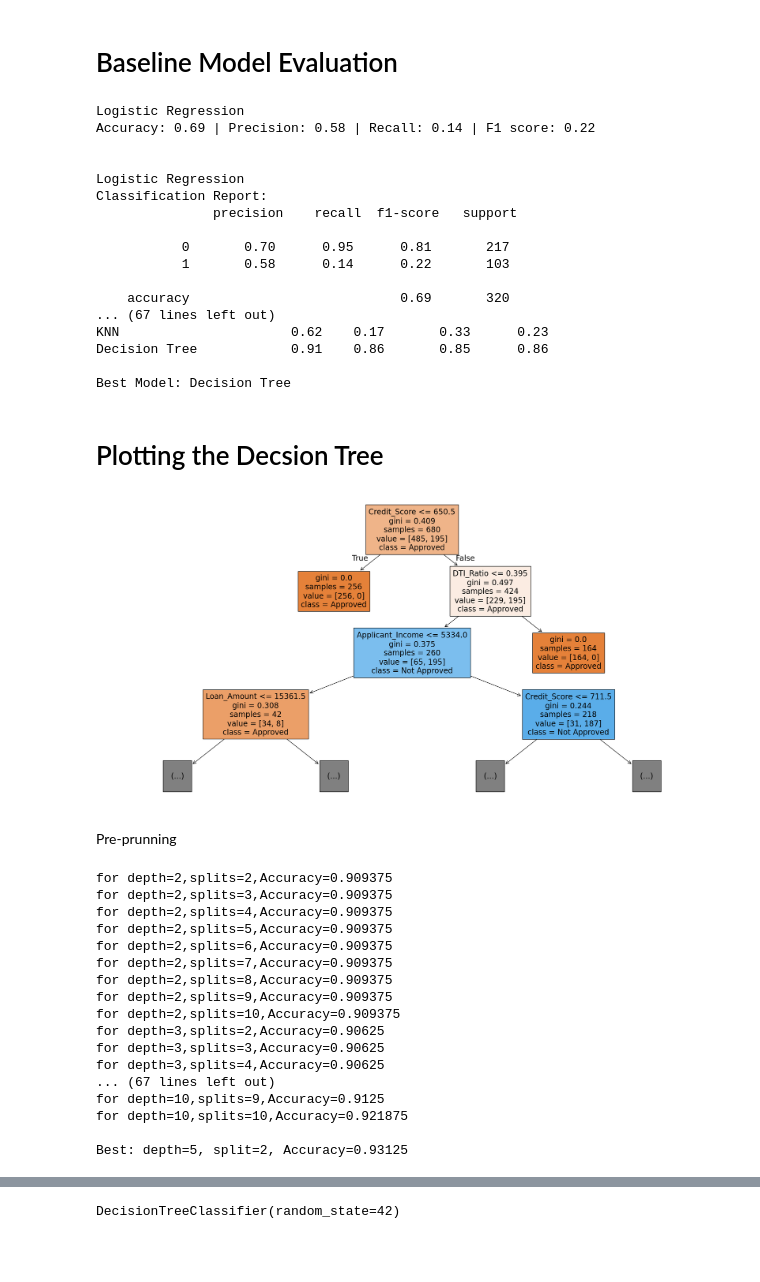
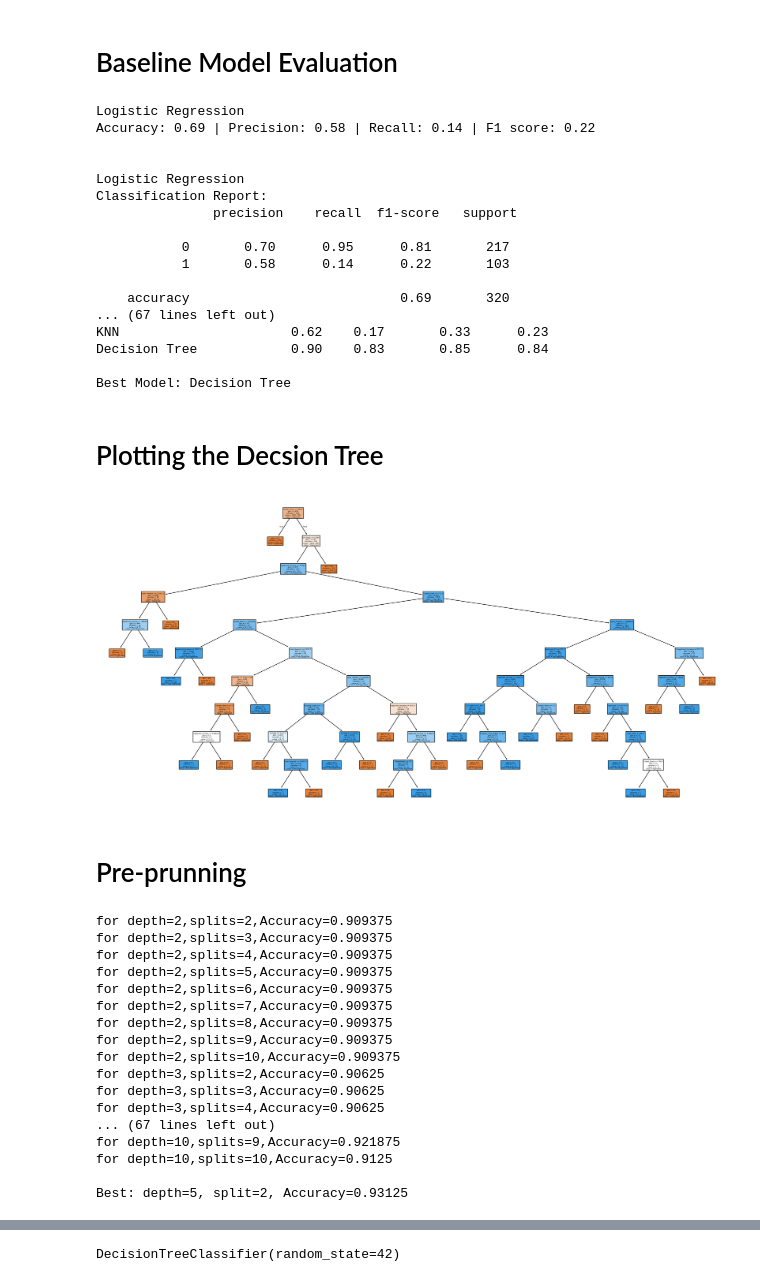
Before and after one commit to akshay041193/loan-approval-system, a Jupyter notebook: Loan_Approval_System.ipynb, the cells around one changed output, grey strips where cells are left out. Saved outputs shown, nothing was run; the diff lists cells and outputs as text; code cells hidden in the pictures; blank space fills up the shorter version.

```diff
--- a/Loan_Approval_System.ipynb
+++ b/Loan_Approval_System.ipynb
@@ -230,9 +230,6 @@ plt.show()
 # %%
 X=df.drop(["Loan_Approved"],axis=1)
 y=df["Loan_Approved"]
-# %%
-X_train, X_test, y_train, y_test = train_test_split(
-X, y, test_size=0.32, random_state=42)
 # %% [markdown]
 # Baseline Model Building
 # %%
@@ -318,7 +315,7 @@ Classification Report:
     accuracy                           0.69       320
 ... (67 lines left out)
 KNN                      0.62    0.17       0.33      0.23
-Decision Tree            0.91    0.86       0.85      0.86
+Decision Tree            0.90    0.83       0.85      0.84
 
 Best Model: Decision Tree
 # %% [markdown]
@@ -326,20 +323,19 @@ Best Model: Decision Tree
 # %%
 from sklearn.tree import plot_tree
 plt.figure(figsize=(20,10))
 plot_tree(DT_model,
           filled=True,
           feature_names=X_train.columns,
           class_names=["Approved","Not Approved"],
-          max_depth=3
          )
 plt.tight_layout()
 plt.show
 
 plt.savefig("DT.png")
 # %% [output]
-[figure, old version]
+[figure, new version]
 # %% [markdown]
-Pre-prunning
+# Pre-prunning
 # %%
 from itertools import product
 # Prepruning
@@ -378,7 +374,7 @@ for depth=3,splits=2,Accuracy=0.90625
 for depth=3,splits=3,Accuracy=0.90625
 for depth=3,splits=4,Accuracy=0.90625
 ... (67 lines left out)
-for depth=10,splits=9,Accuracy=0.9125
-for depth=10,splits=10,Accuracy=0.921875
+for depth=10,splits=9,Accuracy=0.921875
+for depth=10,splits=10,Accuracy=0.9125
 
 Best: depth=5, split=2, Accuracy=0.93125
```
Also changed, not shown: parts of 11 cells of this notebook.
